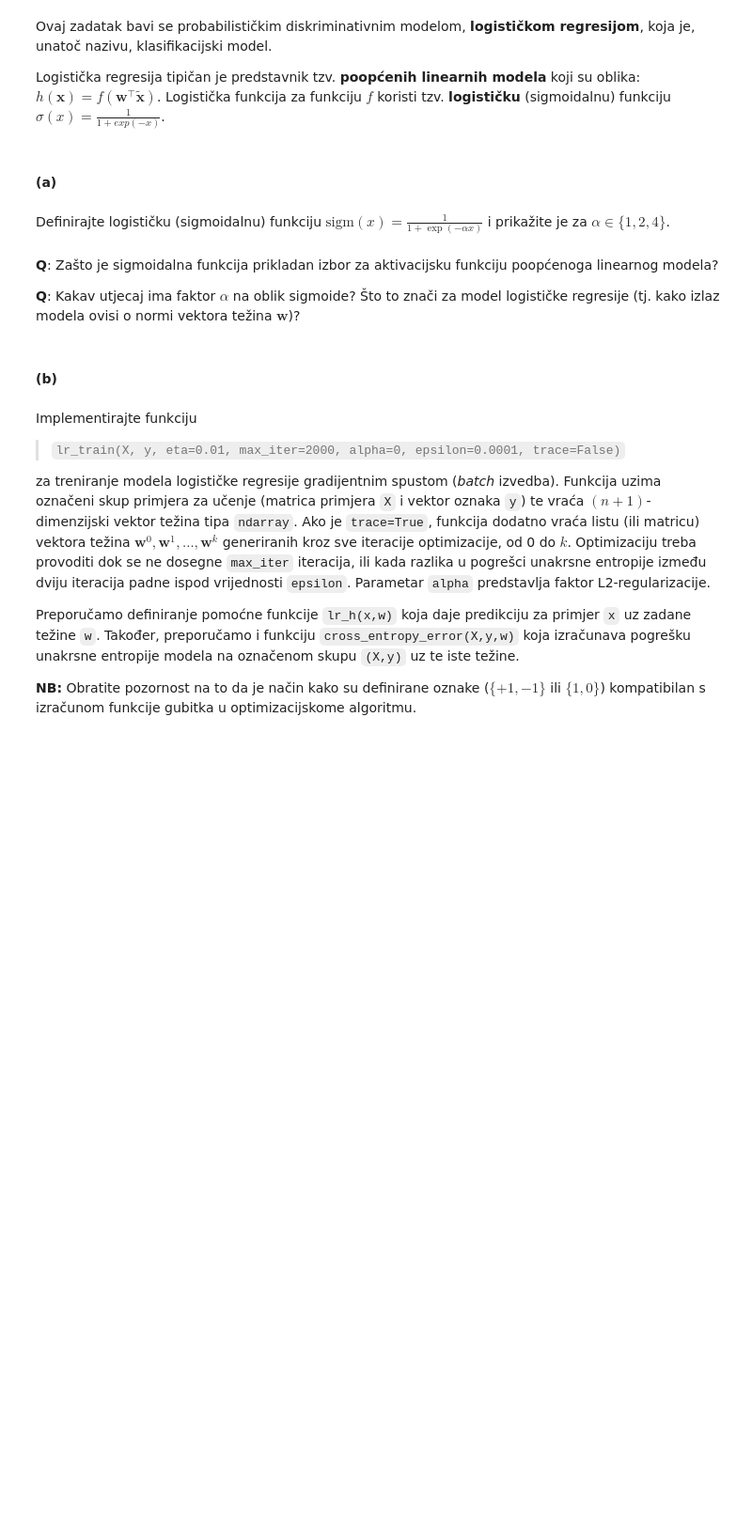
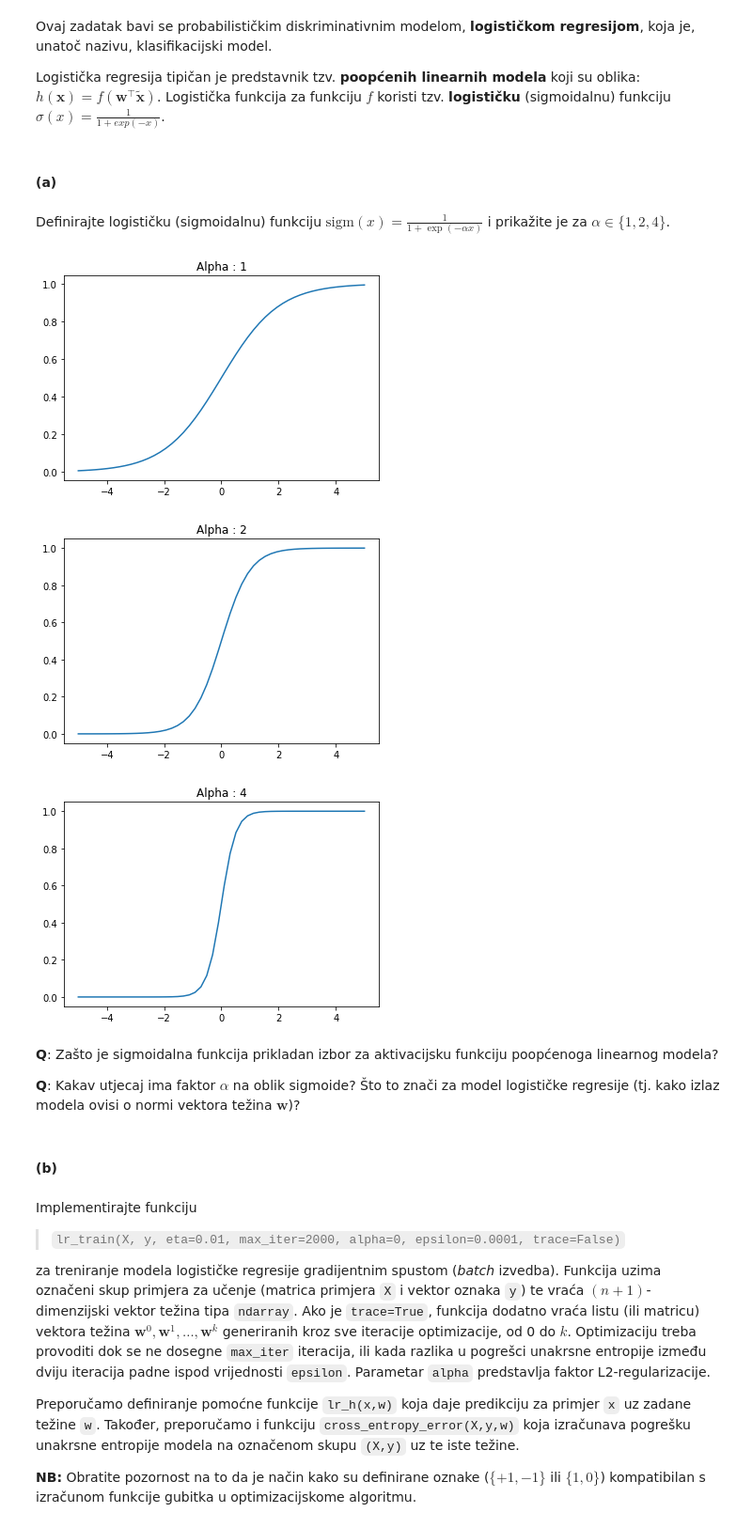
Before and after one commit to mislavivancic/machine-learning-homeworks, a Jupyter notebook: Lab2/SU-2019-LAB02-LDM-LR.ipynb, the cells around one changed output. Shown: that part at 94% size. Drawn from its saved outputs; the diff is of its cells as text; code cells hidden in the pictures; blank space fills up the shorter version.

```diff
--- a/Lab2/SU-2019-LAB02-LDM-LR.ipynb
+++ b/Lab2/SU-2019-LAB02-LDM-LR.ipynb
@@ -202,3 +200,22 @@ Definirajte logističku (sigmoidalnu) funkciju $\mathrm{sigm}(x)=\frac{1}{1+\exp
+# %%
+# Vaš kôd ovdje
+import math
+def sigm(x,alfa=1):
+    return 1/(1+math.exp(-alfa*x))
+
+alpha = [1,2,4]
+
+X = np.linspace(-5,5)
+
+for a in alpha:
+    sigma = [sigm(x,a) for x in X]
+    plt.title("Alpha : " + str(a))
+    plt.plot(X,sigma)
+    plt.show()
+# %% [output]
+[figure, added]
+[figure, added]
+[figure, added]
 # %% [markdown]
 **Q**: Zašto je sigmoidalna funkcija prikladan izbor za aktivacijsku funkciju poopćenoga linearnog modela?
 </br>
```
Also changed, not shown: parts of 5 cells of this notebook.
